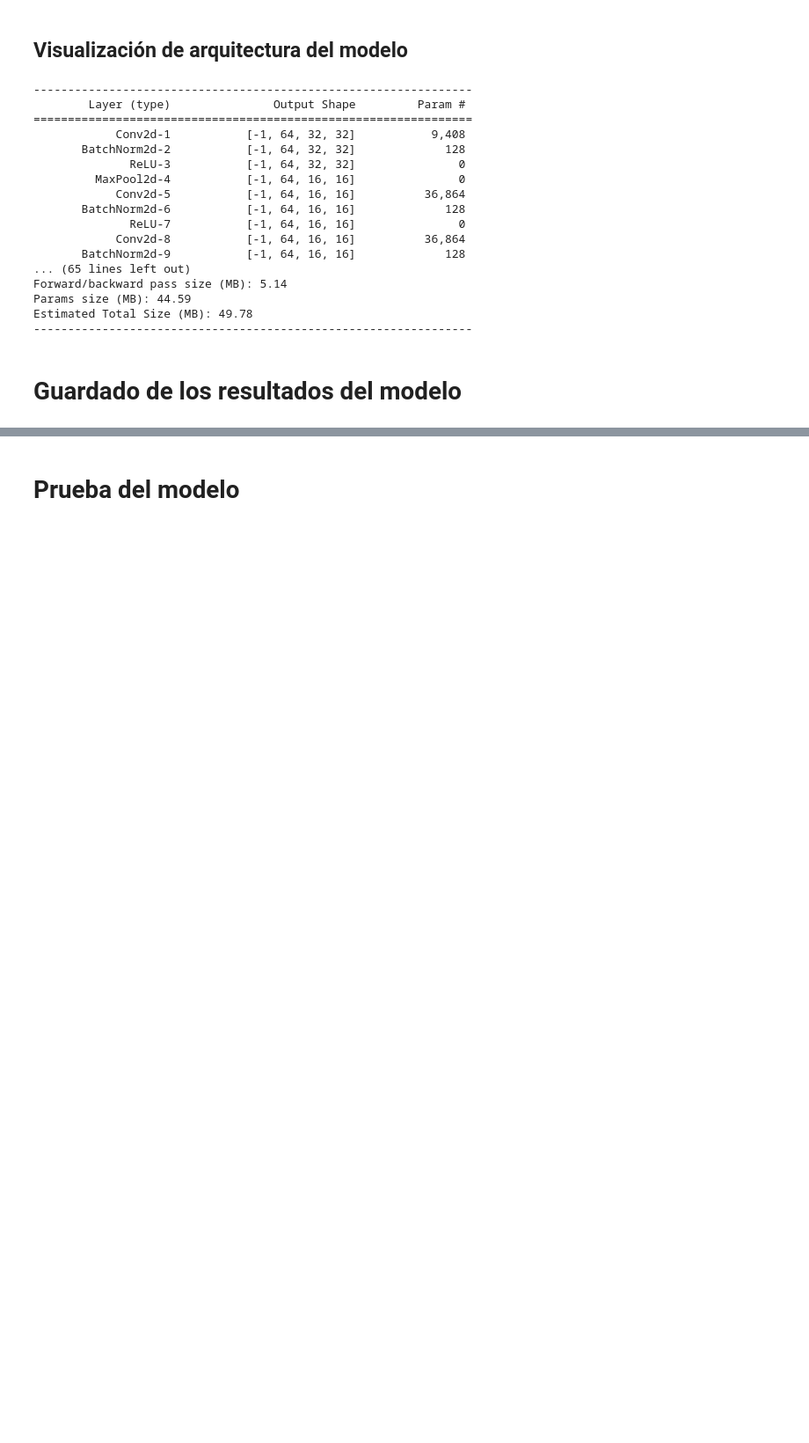
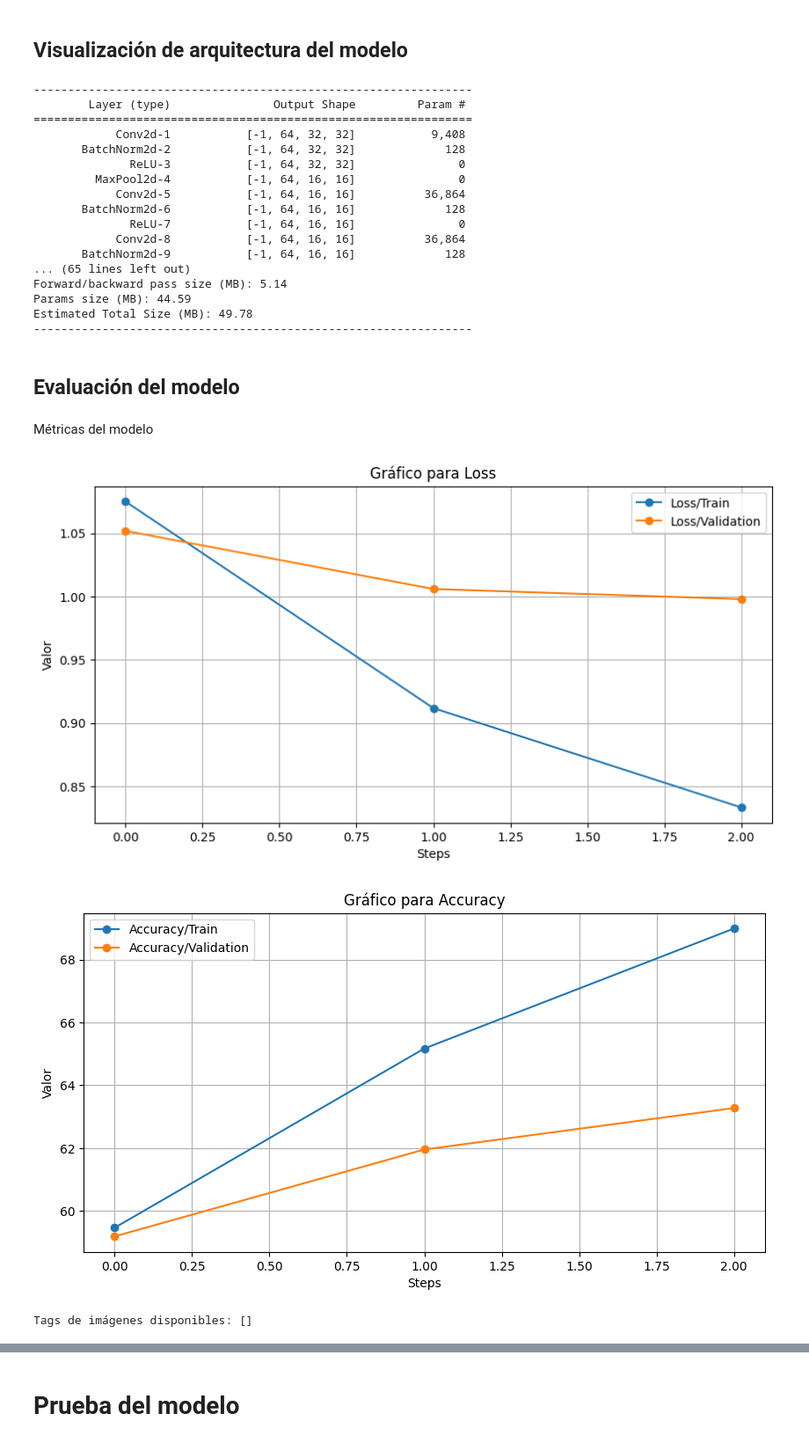
Before and after one commit to Elasies/Pruebaprobo, a Jupyter notebook: ResNet18_Dropout_Soft_Attention_Model.ipynb, the cells around one changed output, grey strips where cells are left out. Shown at 88% size. Drawn from its saved outputs; the diff is of its cells as text; code cells hidden in the pictures; blank space fills up the shorter version.

```diff
--- a/ResNet18_Dropout_Soft_Attention_Model.ipynb
+++ b/ResNet18_Dropout_Soft_Attention_Model.ipynb
@@ -571,4 +586,4 @@ Params size (MB): 44.59
 Estimated Total Size (MB): 49.78
 ----------------------------------------------------------------
 # %% [markdown]
-# Guardado de los resultados del modelo
+## Evaluación del modelo
@@ -577,0 +590,49 @@ df_statistics.to_csv(os.path.join(savedResultsRoute, f"{executionModelDateTime}_
+# %% [markdown]
+Métricas del modelo
+# %%
+log_dir = os.path.join(runsRoute)
+
+ea = event_accumulator.EventAccumulator(log_dir)
+ea.Reload()
+
+scalar_tags = ea.Tags().get('scalars', [])
+grouped_tags = {}
+for tag in scalar_tags:
+    group = tag.split('/')[0] if '/' in tag else tag
+    grouped_tags.setdefault(group, []).append(tag)
+
+for group, tags in grouped_tags.items():
+    plt.figure(figsize=(10, 5))
+    for tag in tags:
+        events = ea.Scalars(tag)
+        steps = [e.step for e in events]
+        values = [e.value for e in events]
+        plt.plot(steps, values, marker='o', label=tag)
+    plt.title(f"Gráfico para {group}")
+    plt.xlabel("Steps")
+    plt.ylabel("Valor")
+    plt.legend()
+    plt.grid(True)
+    plt.show()
+
+# Ahora: extraer y mostrar las imágenes (los gráficos registrados como imágenes)
+if 'images' in ea.Tags():
+    image_tags = ea.Tags()['images']
+    print("Tags de imágenes disponibles:", image_tags)
+    for tag in image_tags:
+        events = ea.Images(tag)
+        # Puedes optar por mostrar todos los eventos o, por ejemplo, solo el último.
+        for event in events:
+            # Cada evento tiene el atributo 'encoded_image_string', que es el contenido de la imagen.
+            image = Image.open(io.BytesIO(event.encoded_image_string))
+            plt.figure(figsize=(8, 6))
+            plt.imshow(image)
+            plt.title(f"{tag} - Step: {event.step}")
+            plt.axis("off")
+            plt.show()
+else:
+    print("No se encontraron imágenes en los registros.")
+# %% [output]
+[figure, added]
+[figure, added]
+Tags de imágenes disponibles: []
```
Also changed, not shown: parts of 29 cells of this notebook.
